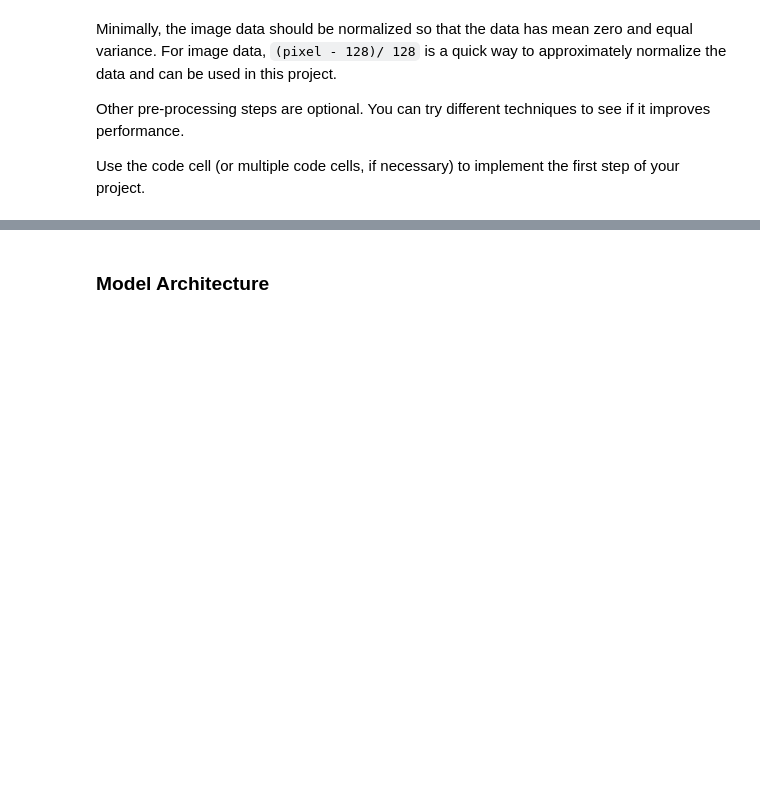
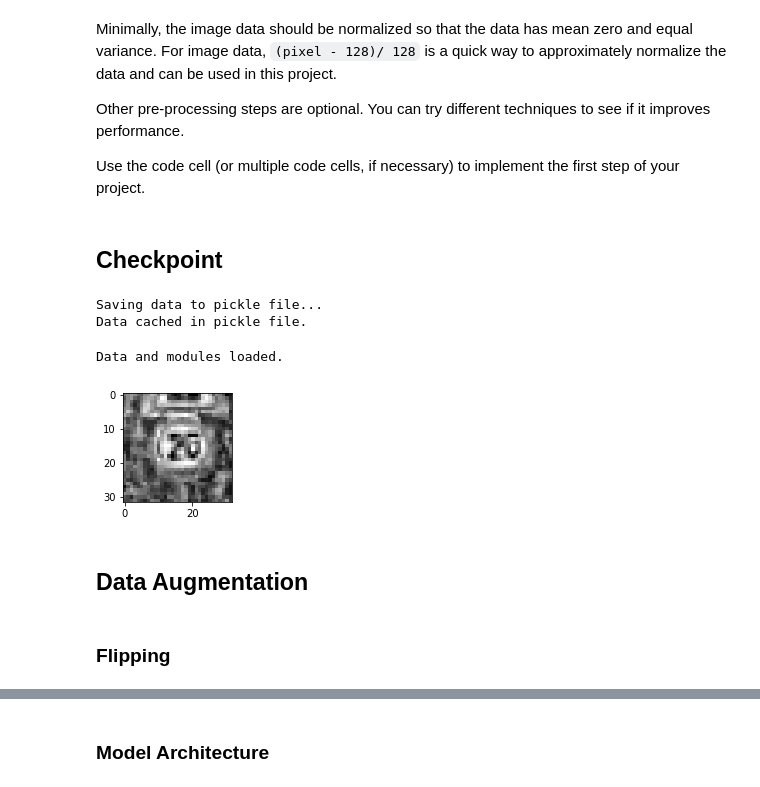
Before and after one commit to FurqanHabibi/CarND-Traffic-Sign-Classifier-Project, a Jupyter notebook: Traffic_Sign_Classifier.ipynb, the cells around one changed output, grey strips where cells are left out. Saved outputs shown, nothing was run; the diff lists cells and outputs as text; code cells hidden in the pictures; blank space fills up the shorter version.

```diff
--- a/Traffic_Sign_Classifier.ipynb
+++ b/Traffic_Sign_Classifier.ipynb
@@ -309,0 +325,67 @@ X_test_normalized = normalize_data(X_test)
+# %%
+X_train = preprocess_data(X_train)
+X_valid = preprocess_data(X_valid)
+X_test = preprocess_data(X_test)
+# %% [markdown]
+## Checkpoint
+# %%
+# Save the data for easy access
+import os
+pickle_file = 'preprocessed.pickle'
+if not os.path.isfile(pickle_file):
+    print('Saving data to pickle file...')
+    try:
+        with open(pickle_file, 'wb') as pfile:
+            pickle.dump(
+                {
+                    'train_dataset': X_train,
+                    'train_labels': y_train,
+                    'valid_dataset': X_valid,
+                    'valid_labels': y_valid,
+                    'test_dataset': X_test,
+                    'test_labels': y_test,
+                },
+                pfile, pickle.HIGHEST_PROTOCOL)
+    except Exception as e:
+        print('Unable to save data to', pickle_file, ':', e)
+        raise
+
+print('Data cached in pickle file.')
+# %% [output]
+Saving data to pickle file...
+Data cached in pickle file.
+# %%
+import pickle
+import matplotlib.pyplot as plt
+import numpy as np
+import random
+from matplotlib.ticker import NullFormatter
+# Visualizations will be shown in the notebook.
+%matplotlib inline
+
+# Reload the data
+pickle_file = 'preprocessed.pickle'
+with open(pickle_file, 'rb') as f:
+  pickle_data = pickle.load(f)
+  X_train = pickle_data['train_dataset']
+  y_train = pickle_data['train_labels']
+  X_valid = pickle_data['valid_dataset']
+  y_valid = pickle_data['valid_labels']
+  X_test = pickle_data['test_dataset']
+  y_test = pickle_data['test_labels']
+  del pickle_data  # Free up memory
+
+
+print('Data and modules loaded.')
+# %% [output]
+Data and modules loaded.
+# %%
+plt.figure(figsize=(2,2))
+plt.imshow(X_train[10051].squeeze(), cmap='gray')
+plt.show()
+# %% [output]
+[figure, added]
+# %% [markdown]
+## Data Augmentation
+# %% [markdown]
+### Flipping
```
Also changed, not shown: parts of 26 cells of this notebook, 20 other files.
